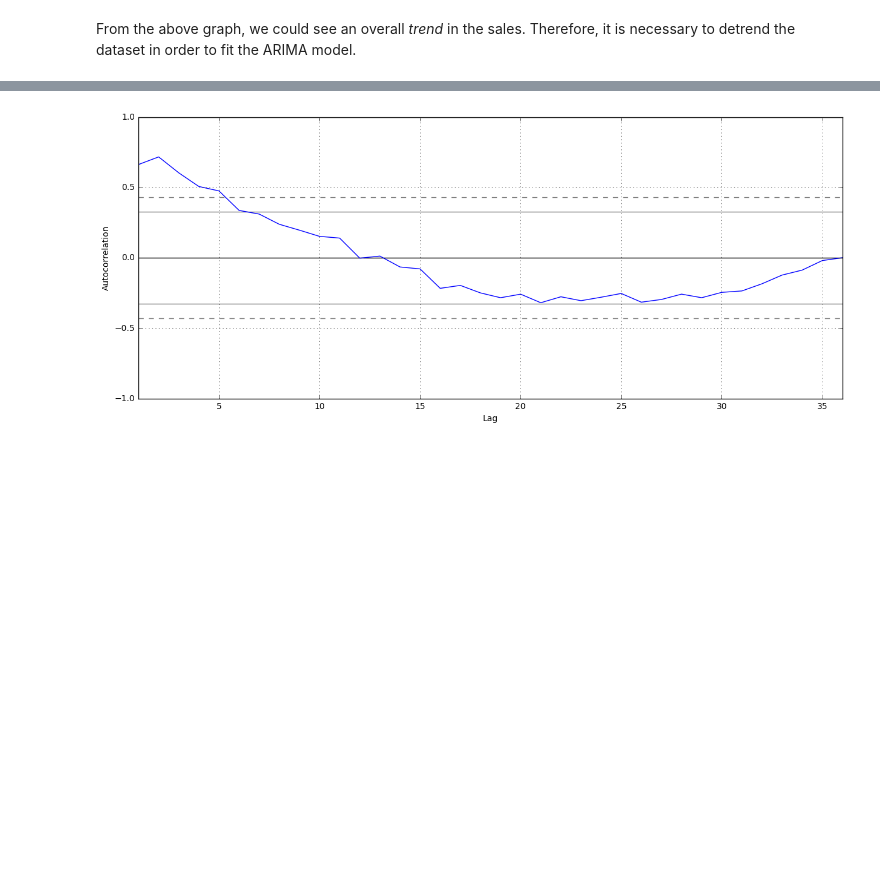
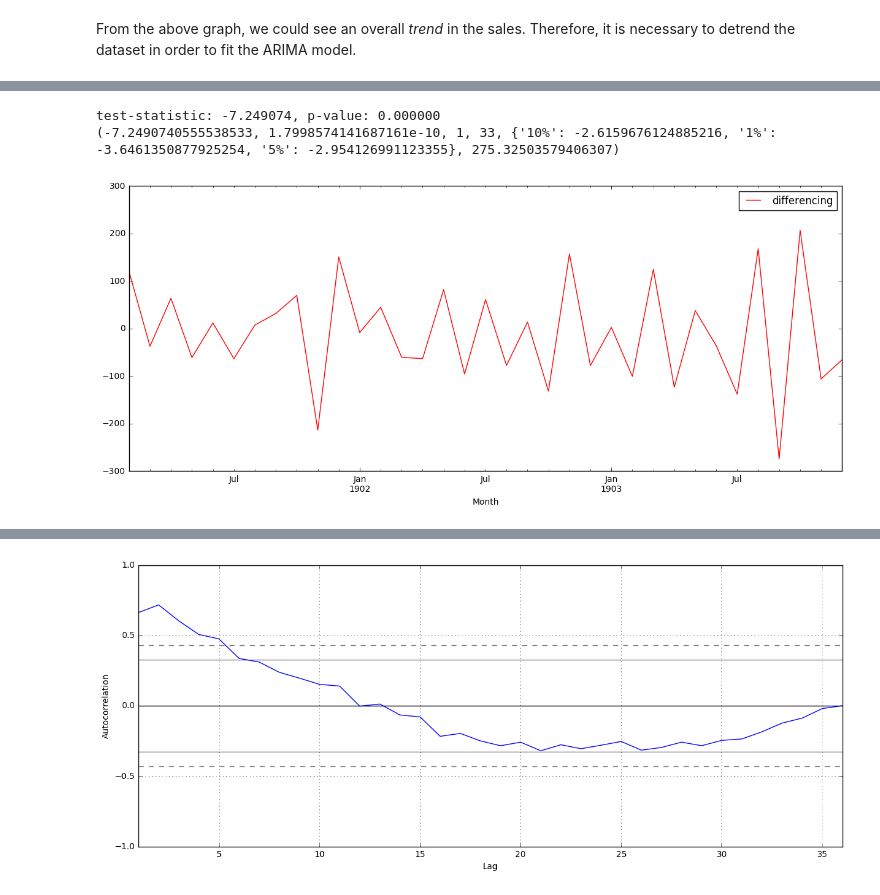
Before and after one commit to liaison/python, a Jupyter notebook: ARIMA.ipynb, the cells around one changed output, grey strips where cells are left out. Cells and saved outputs as stored; diff of their text form; code cells hidden in the pictures; blank space fills up the shorter version.

```diff
--- a/ARIMA.ipynb
+++ b/ARIMA.ipynb
@@ -54,0 +89,13 @@ From the above graph, we could see an overall *trend* in the sales. Therefore, i
+# %%
+# differencing the input to do the detrending.
+diff = (series.shift(1) - series).dropna()
+diff.name = "differencing"
+
+stationary_test(diff)
+
+# the input becames stationary, after the differencing.
+_ = diff.plot(legend=True, color='red')
+# %% [output]
+test-statistic: -7.249074, p-value: 0.000000
+(-7.2490740555538533, 1.7998574141687161e-10, 1, 33, {'10%': -2.6159676124885216, '1%': -3.6461350877925254, '5%': -2.954126991123355}, 275.32503579406307)
+[figure, added]
```
Also changed, not shown: parts of 7 cells of this notebook.
